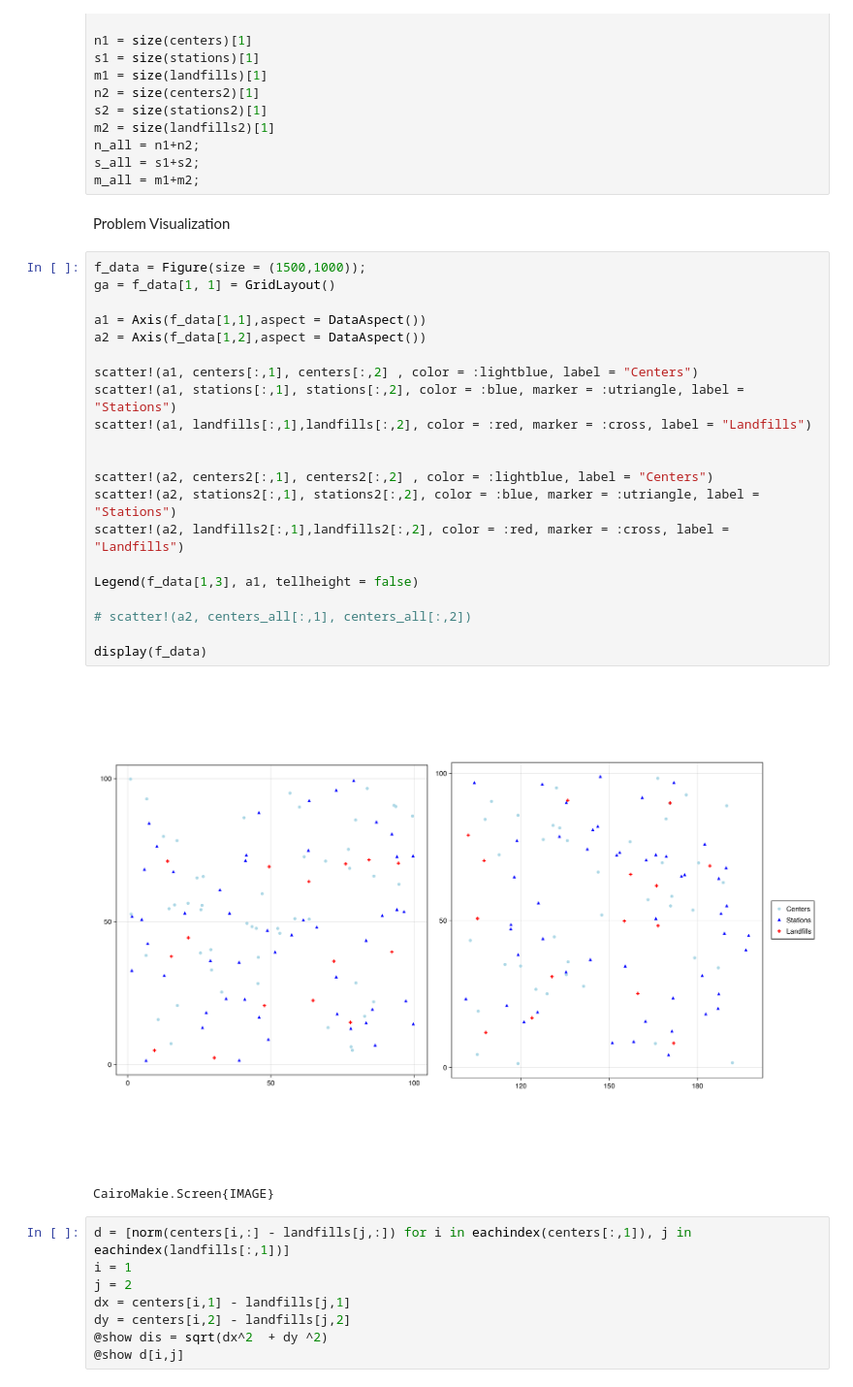
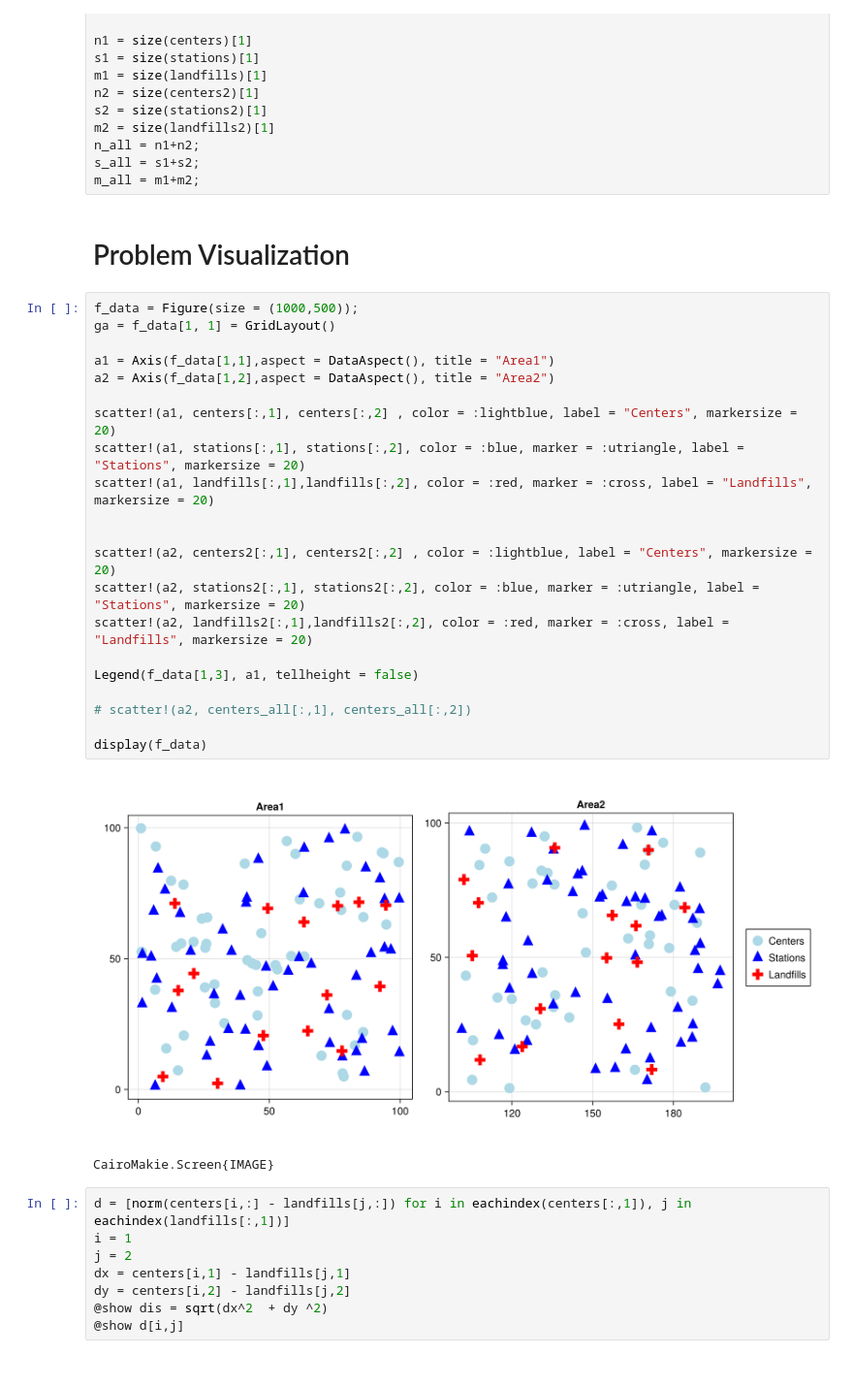
Before and after one commit to pitipatw/C57, a Jupyter notebook: HW3.ipynb, the cells around one changed output. Shown at 97% size. Saved outputs shown, nothing was run; the diff lists cells and outputs as text.

```diff
--- a/HW3.ipynb
+++ b/HW3.ipynb
@@ -41,30 +40,30 @@ n_all = n1+n2;
 s_all = s1+s2;
 m_all = m1+m2;
 # %% [markdown]
-Problem Visualization
+# Problem Visualization
 # %%
-f_data = Figure(size = (1500,1000));
+f_data = Figure(size = (1000,500));
 ga = f_data[1, 1] = GridLayout()
 
-a1 = Axis(f_data[1,1],aspect = DataAspect())
-a2 = Axis(f_data[1,2],aspect = DataAspect())
+a1 = Axis(f_data[1,1],aspect = DataAspect(), title = "Area1")
+a2 = Axis(f_data[1,2],aspect = DataAspect(), title = "Area2")
 
-scatter!(a1, centers[:,1], centers[:,2] , color = :lightblue, label = "Centers")
-scatter!(a1, stations[:,1], stations[:,2], color = :blue, marker = :utriangle, label = "Stations")
-scatter!(a1, landfills[:,1],landfills[:,2], color = :red, marker = :cross, label = "Landfills")
+scatter!(a1, centers[:,1], centers[:,2] , color = :lightblue, label = "Centers", markersize = 20)
+scatter!(a1, stations[:,1], stations[:,2], color = :blue, marker = :utriangle, label = "Stations", markersize = 20)
+scatter!(a1, landfills[:,1],landfills[:,2], color = :red, marker = :cross, label = "Landfills", markersize = 20)
 
 
-scatter!(a2, centers2[:,1], centers2[:,2] , color = :lightblue, label = "Centers")
-scatter!(a2, stations2[:,1], stations2[:,2], color = :blue, marker = :utriangle, label = "Stations")
-scatter!(a2, landfills2[:,1],landfills2[:,2], color = :red, marker = :cross, label = "Landfills")
+scatter!(a2, centers2[:,1], centers2[:,2] , color = :lightblue, label = "Centers", markersize = 20)
+scatter!(a2, stations2[:,1], stations2[:,2], color = :blue, marker = :utriangle, label = "Stations", markersize = 20)
+scatter!(a2, landfills2[:,1],landfills2[:,2], color = :red, marker = :cross, label = "Landfills", markersize = 20)
 
 Legend(f_data[1,3], a1, tellheight = false)
 
 # scatter!(a2, centers_all[:,1], centers_all[:,2])
 
 display(f_data)
 # %% [output]
-[figure, old version]
+[figure, new version]
 CairoMakie.Screen{IMAGE}
 # %%
 d = [norm(centers[i,:] - landfills[j,:]) for i in eachindex(centers[:,1]), j in eachindex(landfills[:,1])]
```
Also changed, not shown: parts of 36 cells of this notebook, 4 other files.
